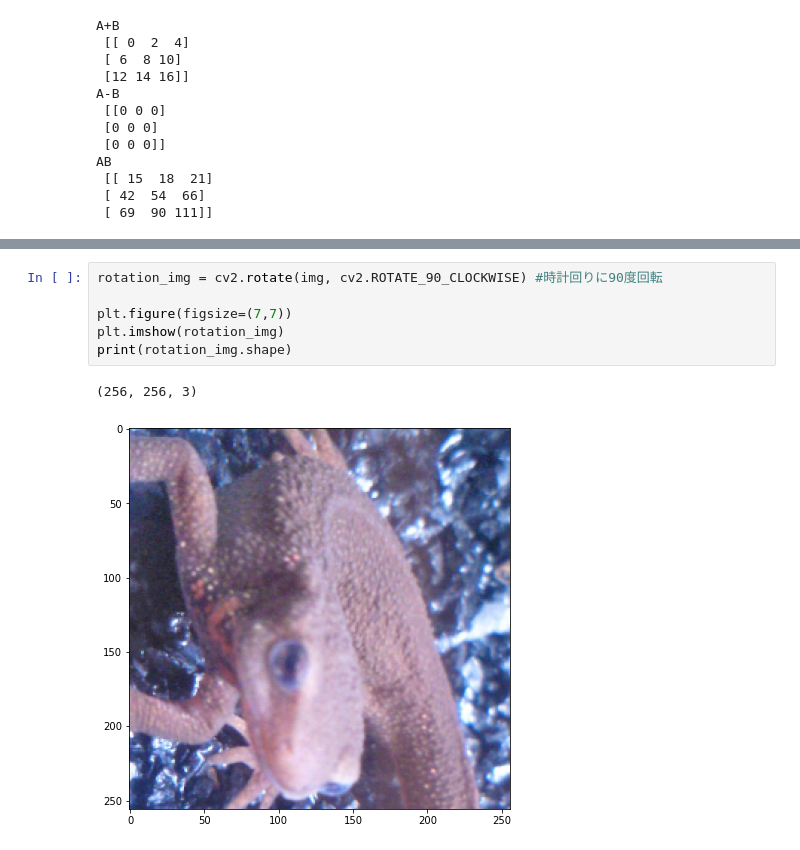
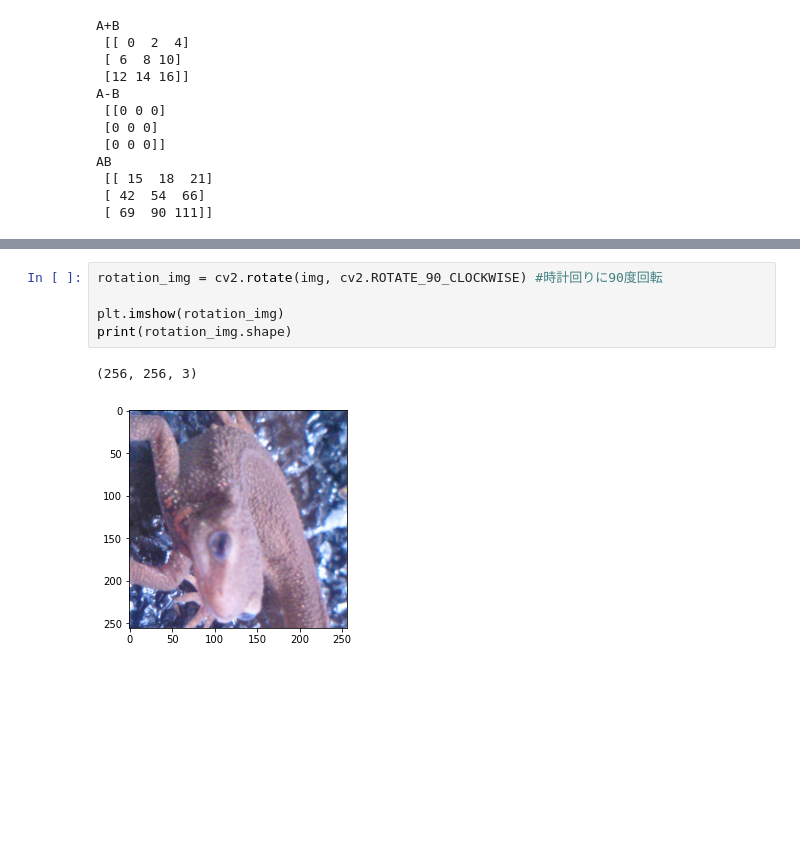
Before and after one commit to ShumpeiTakezaki/newcomer, a Jupyter notebook: 1_BasicImageProcessing/kadai1.ipynb, the cells around one changed output, grey strips where cells are left out. Saved outputs shown, nothing was run; the diff lists cells and outputs as text; blank space fills up the shorter version.

```diff
--- a/1_BasicImageProcessing/kadai1.ipynb
+++ b/1_BasicImageProcessing/kadai1.ipynb
@@ -49,9 +51,8 @@ print(resized_img.shape)
 # %%
 rotation_img = cv2.rotate(img, cv2.ROTATE_90_CLOCKWISE) #時計回りに90度回転
 
-plt.figure(figsize=(7,7))
 plt.imshow(rotation_img)
 print(rotation_img.shape)
 # %% [output]
 (256, 256, 3)
-[figure, old version]
+[figure, new version]
```
Also changed, not shown: parts of 7 cells of this notebook.
